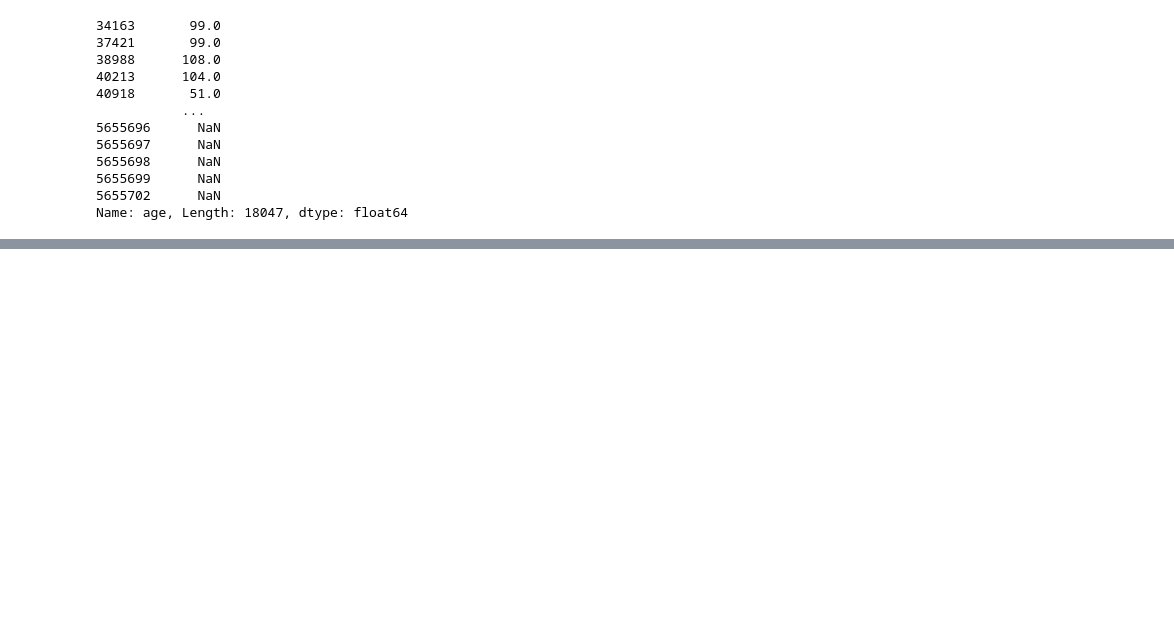
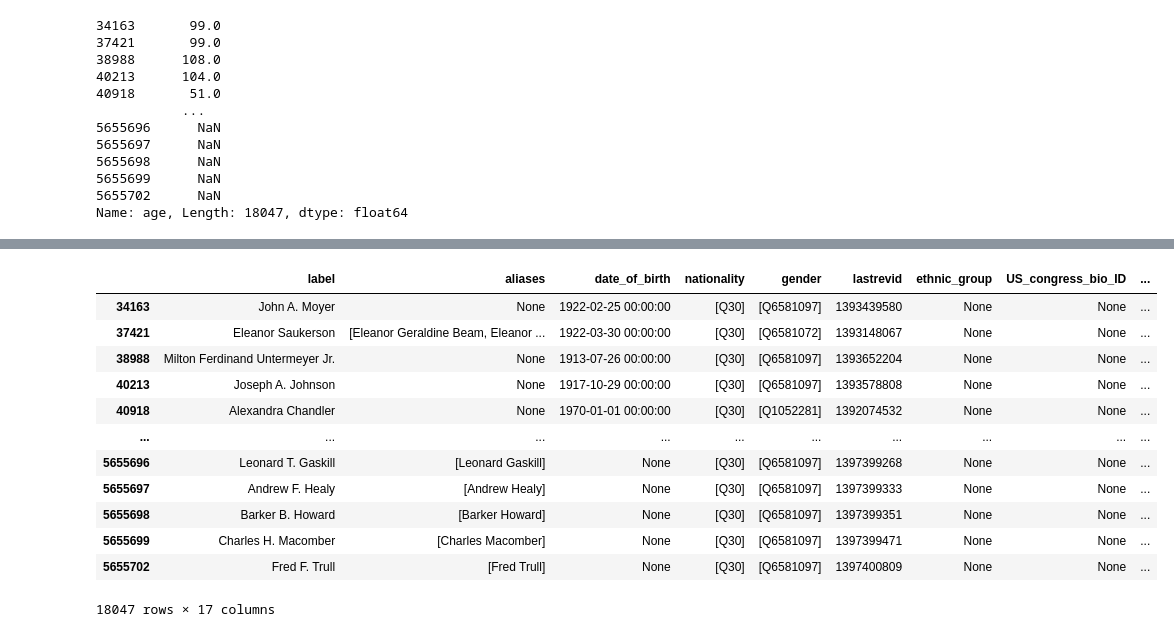
Before and after one commit to epfl-ada/ada-2021-project-adacadabra, a Jupyter notebook: ANALYSIS/M3_Preprocessing_LR.ipynb, the cells around one changed output, grey strips where cells are left out. Saved outputs shown, nothing was run; the diff lists cells and outputs as text; code cells hidden in the pictures; blank space fills up the shorter version.

```diff
--- a/ANALYSIS/M3_Preprocessing_LR.ipynb
+++ b/ANALYSIS/M3_Preprocessing_LR.ipynb
@@ -181,0 +192,16 @@ df.to_json(path+'/Results_LR/df_LR_2016.json.bz2',compression='bz2',lines=True,o
+# %%
+df_speakers_pol
+# %% [output]
+|  | label | aliases | date_of_birth | nationality | gender | lastrevid | ethnic_group | US_congress_bio_ID | ... |
+| 34163 | John A. Moyer | None | 1922-02-25 00:00:00 | [Q30] | [Q6581097] | 1393439580 | None | None | ... |
+| 37421 | Eleanor Saukerson | [Eleanor Geraldine Beam, Eleanor ... | 1922-03-30 00:00:00 | [Q30] | [Q6581072] | 1393148067 | None | None | ... |
+| 38988 | Milton Ferdinand Untermeyer Jr. | None | 1913-07-26 00:00:00 | [Q30] | [Q6581097] | 1393652204 | None | None | ... |
+| 40213 | Joseph A. Johnson | None | 1917-10-29 00:00:00 | [Q30] | [Q6581097] | 1393578808 | None | None | ... |
+| 40918 | Alexandra Chandler | None | 1970-01-01 00:00:00 | [Q30] | [Q1052281] | 1392074532 | None | None | ... |
+| ... | ... | ... | ... | ... | ... | ... | ... | ... | ... |
+| 5655696 | Leonard T. Gaskill | [Leonard Gaskill] | None | [Q30] | [Q6581097] | 1397399268 | None | None | ... |
+| 5655697 | Andrew F. Healy | [Andrew Healy] | None | [Q30] | [Q6581097] | 1397399333 | None | None | ... |
+| 5655698 | Barker B. Howard | [Barker Howard] | None | [Q30] | [Q6581097] | 1397399351 | None | None | ... |
+| 5655699 | Charles H. Macomber | [Charles Macomber] | None | [Q30] | [Q6581097] | 1397399471 | None | None | ... |
+| 5655702 | Fred F. Trull | [Fred Trull] | None | [Q30] | [Q6581097] | 1397400809 | None | None | ... |
+18047 rows × 17 columns
```
Also changed, not shown: parts of 4 cells of this notebook, 2 other files.
